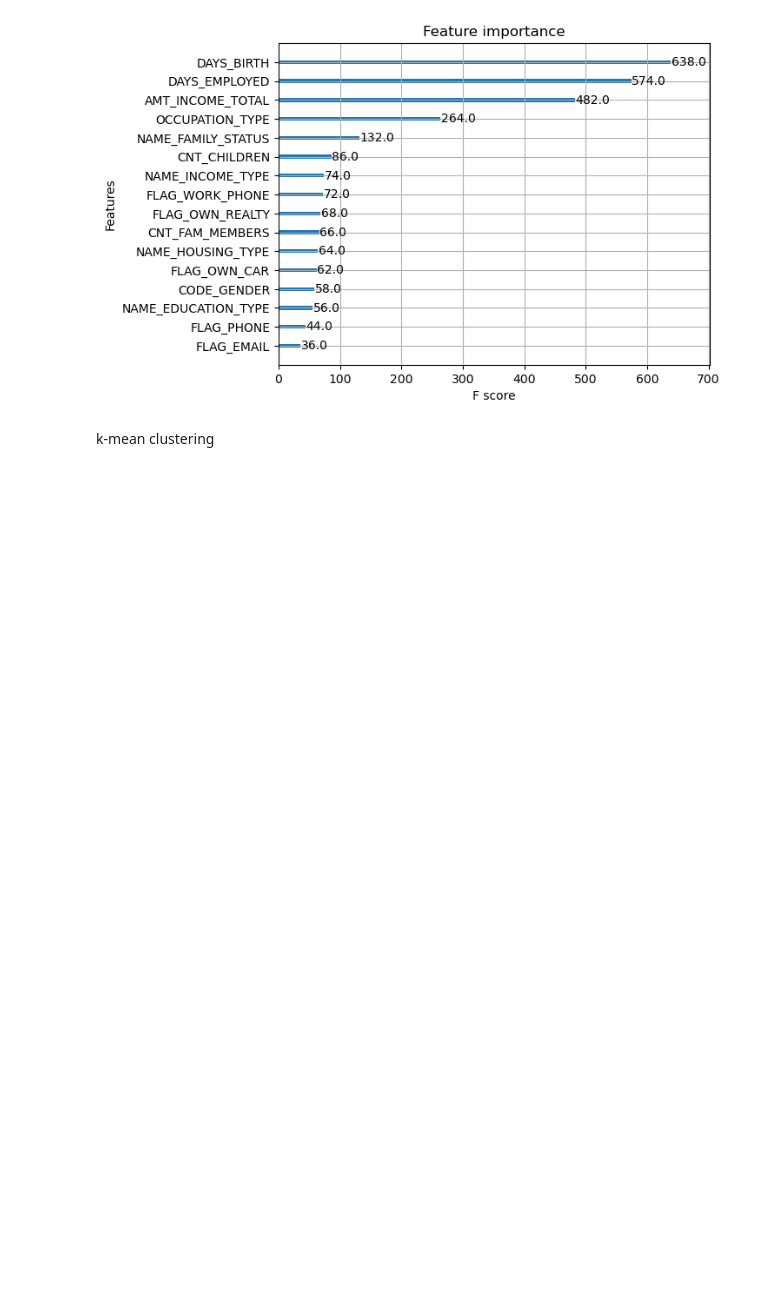
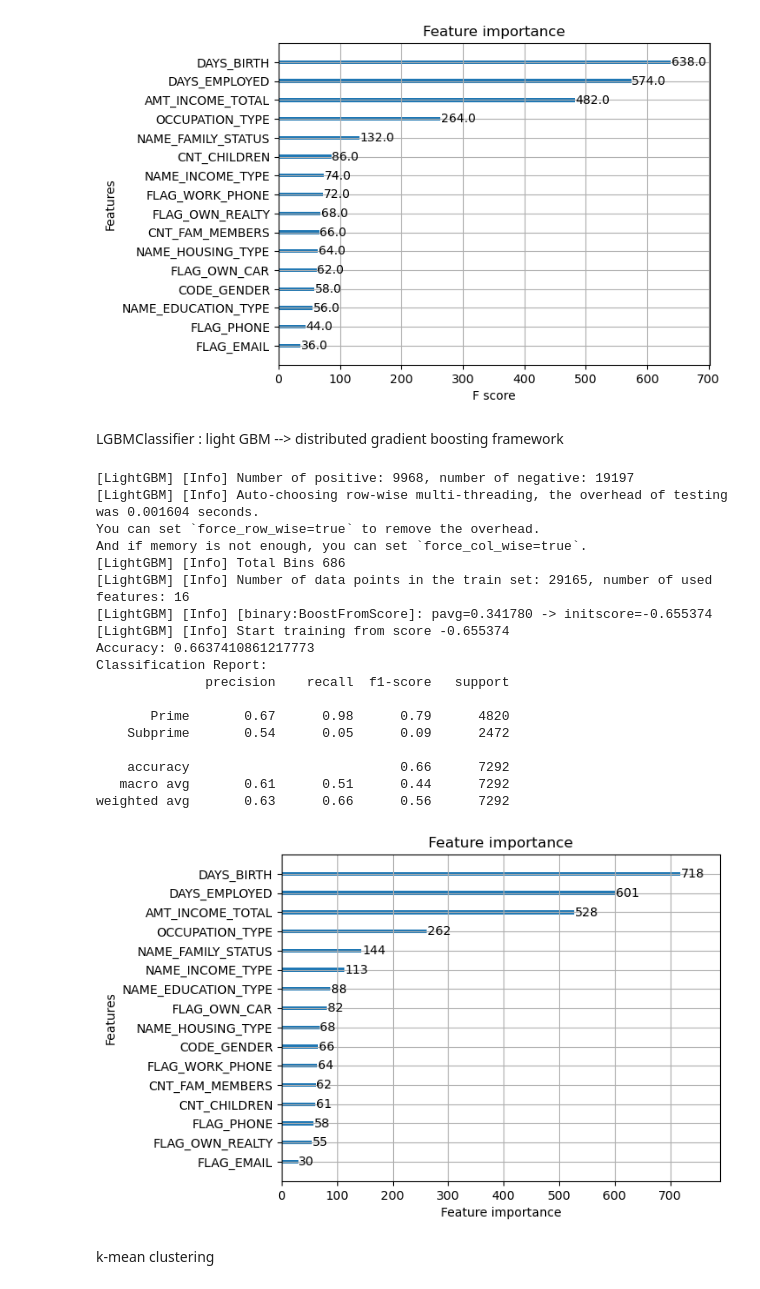
Before and after one commit to chcui23/credit-risk-prediction, a Jupyter notebook: credit-risk-prediction.ipynb, the cells around one changed output. Cells and saved outputs as stored; diff of their text form; code cells hidden in the pictures; blank space fills up the shorter version.

```diff
--- a/credit-risk-prediction.ipynb
+++ b/credit-risk-prediction.ipynb
@@ -244,6 +245,46 @@ Classification Report:
    macro avg       0.67      0.51      0.42      7292
 weighted avg       0.67      0.66      0.54      7292
 [figure]
+# %% [markdown]
+LGBMClassifier : light GBM --> distributed gradient boosting framework
+# %%
+import lightgbm as lgb
+from sklearn import metrics
+def run_LGBM(X_train, X_test, y_train, y_test):
+  model = lgb.LGBMClassifier(learning_rate=0.09,max_depth=-5,random_state=42)
+  model.fit(X_train,y_train,eval_set=[(X_test,y_test),(X_train,y_train)],eval_metric='logloss')
+
+  y_pred = model.predict(X_test)
+  accuracy = accuracy_score(y_test, y_pred)
+  report=metrics.classification_report(y_test,model.predict(X_test))
+  print("Accuracy:", accuracy)
+  print("Classification Report:")
+  print(report)
+  lgb.plot_importance(model)
+  plt.show()
+
+  return accuracy, report
+lgbm_accuracy, lgbm_report = run_LGBM(X_train, X_test, y_train, y_test)
+# %% [output]
+[LightGBM] [Info] Number of positive: 9968, number of negative: 19197
+[LightGBM] [Info] Auto-choosing row-wise multi-threading, the overhead of testing was 0.001604 seconds.
+You can set `force_row_wise=true` to remove the overhead.
+And if memory is not enough, you can set `force_col_wise=true`.
+[LightGBM] [Info] Total Bins 686
+[LightGBM] [Info] Number of data points in the train set: 29165, number of used features: 16
+[LightGBM] [Info] [binary:BoostFromScore]: pavg=0.341780 -> initscore=-0.655374
+[LightGBM] [Info] Start training from score -0.655374
+Accuracy: 0.6637410861217773
+Classification Report:
+              precision    recall  f1-score   support
+
+       Prime       0.67      0.98      0.79      4820
+    Subprime       0.54      0.05      0.09      2472
+
+    accuracy                           0.66      7292
+   macro avg       0.61      0.51      0.44      7292
+weighted avg       0.63      0.66      0.56      7292
+[figure, added]
 # %% [markdown]
 k-mean clustering
 # %%
```
Also changed, not shown: parts of 4 cells of this notebook.
